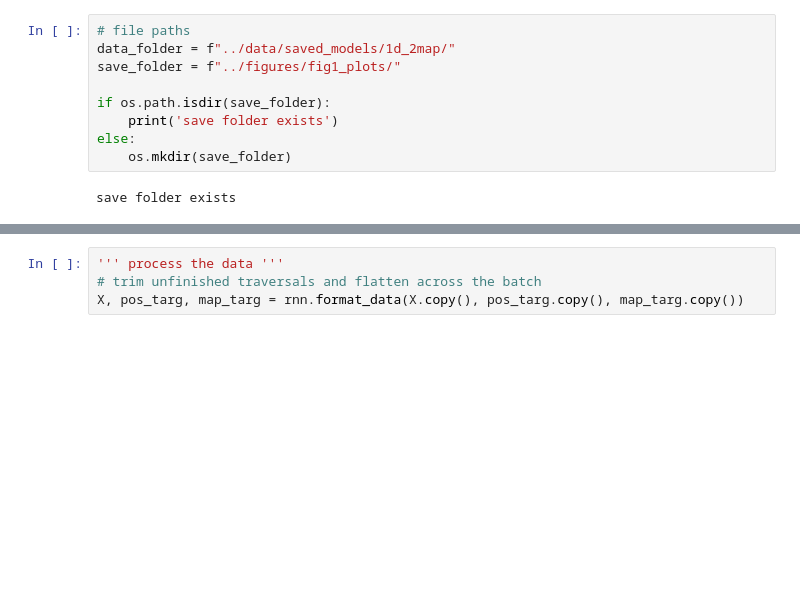
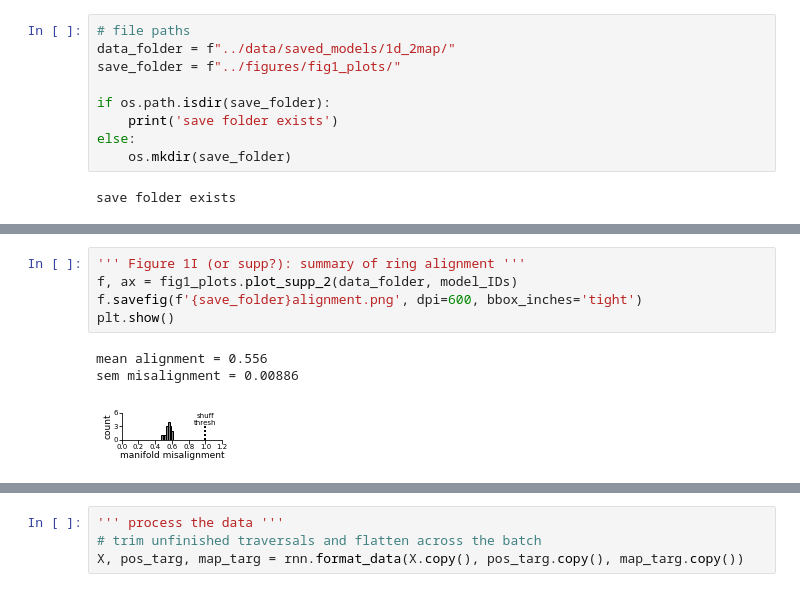
Before and after one commit to ahwillia/rnn_remapping_paper, a Jupyter notebook: fig1_1d2map/make_fig1_rnn.ipynb, the cells around one changed output, grey strips where cells are left out. Saved outputs shown, nothing was run; the diff lists cells and outputs as text; blank space fills up the shorter version.

```diff
--- a/fig1_1d2map/make_fig1_rnn.ipynb
+++ b/fig1_1d2map/make_fig1_rnn.ipynb
@@ -45,0 +82,9 @@ with open(f"{data_folder}/{model_ID}/rnn_params.json", 'r') as f:
+# %%
+''' Figure 1I (or supp?): summary of ring alignment '''
+f, ax = fig1_plots.plot_supp_2(data_folder, model_IDs)
+f.savefig(f'{save_folder}alignment.png', dpi=600, bbox_inches='tight')
+plt.show()
+# %% [output]
+mean alignment = 0.556
+sem misalignment = 0.00886
+[figure, added]
```
Also changed, not shown: parts of 20 cells of this notebook, 14 other files.
